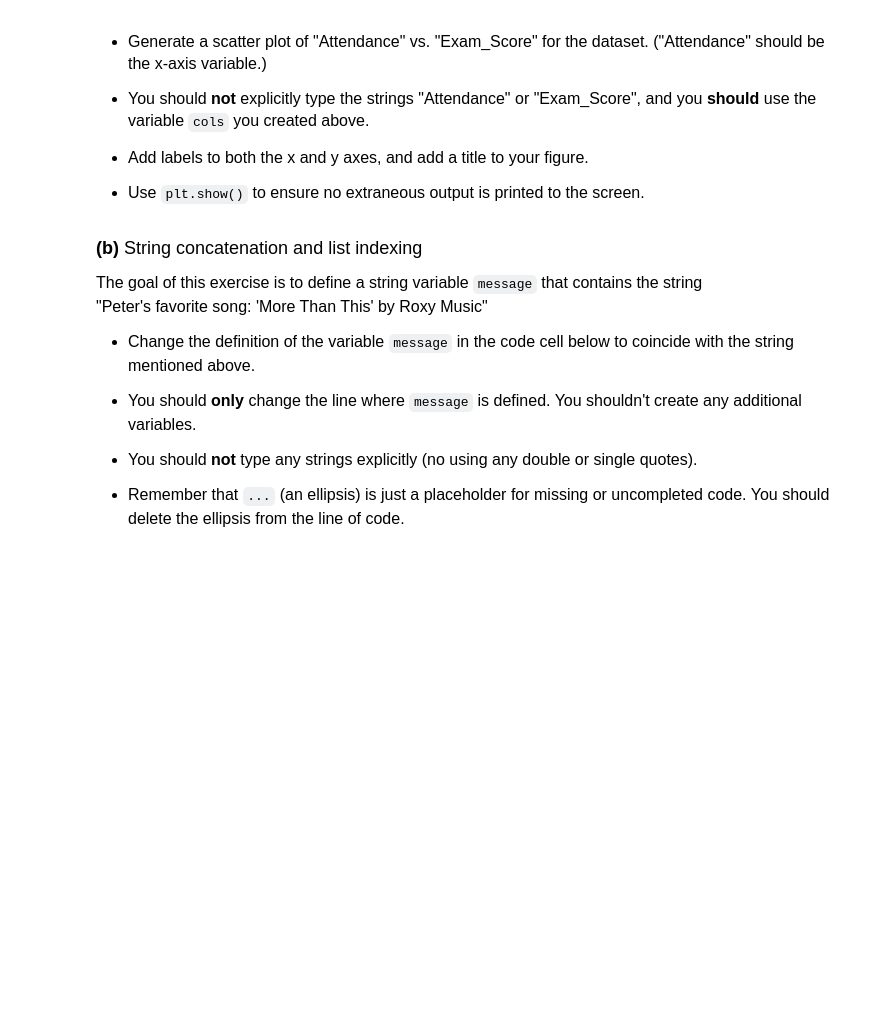
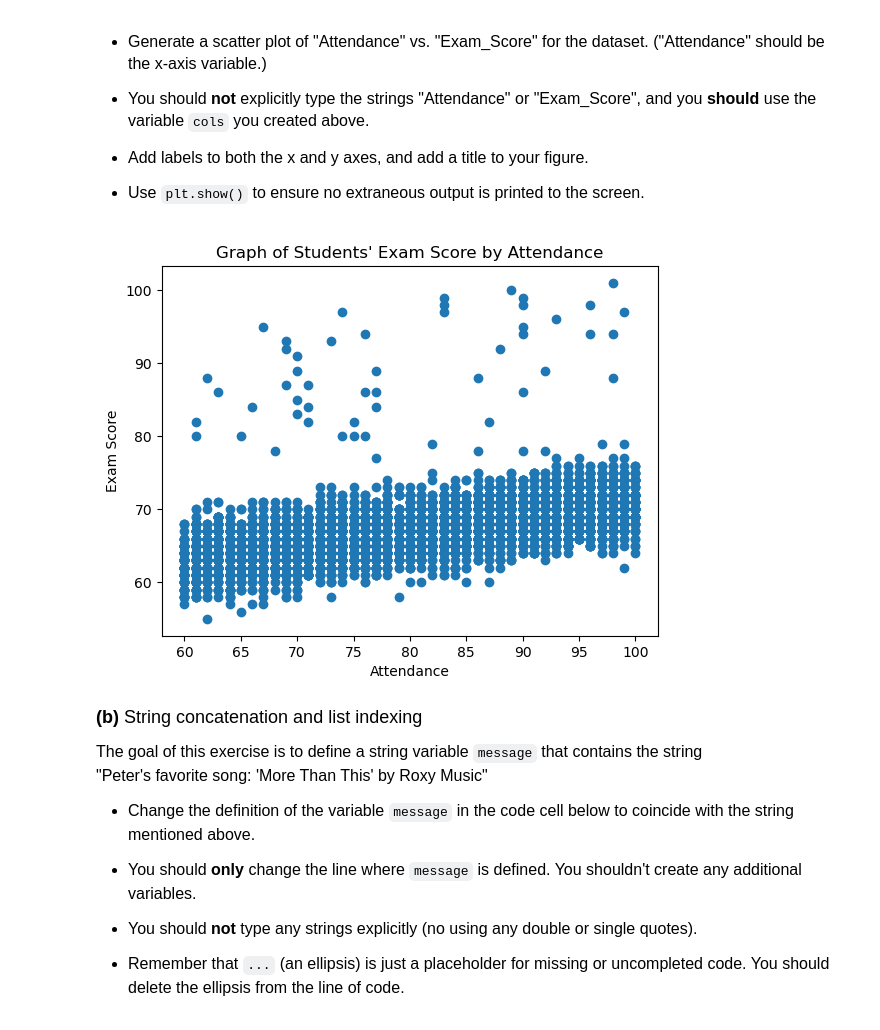
Before and after one commit to natstrauss/datasci151spring2026, a Jupyter notebook: quiz_1/quiz_1 nat copy.ipynb, the cells around one changed output. Saved outputs shown, nothing was run; the diff lists cells and outputs as text; code cells hidden in the pictures; blank space fills up the shorter version.

Commit message:
quiz 1

```diff
--- a/quiz_1/quiz_1 nat copy.ipynb
+++ b/quiz_1/quiz_1 nat copy.ipynb
@@ -45,3 +50,6 @@ Import the libraries `numpy`, `matplotlib.pyplot`, and `pandas`. You probably wa
 - Determine what **type** (a.k.a class) of object the variable `cols` is, and print it to the screen.
 # %%
 # your code here
+df=pd.read_csv("quiz_data/StudentPerformanceFactors.csv")
+cols=df.columns
+print(type(cols))
@@ -67,6 +81,13 @@ You should see a type we haven't dealt with explicitly yet. Nevertheless, we can
 - Use `plt.show()` to ensure no extraneous output is printed to the screen.
 # %%
 # your code here
+plt.scatter(x=df[cols[1]], y = df[cols[6]])
+plt.title("Graph of Students' Exam Score by Attendance")
+plt.xlabel("Attendance")
+plt.ylabel("Exam Score")
+plt.show()
+# %% [output]
+[figure, added]
 # %% [markdown]
 <font size = "4">
 
```
Also changed, not shown: parts of 9 cells of this notebook, 1 other file.
